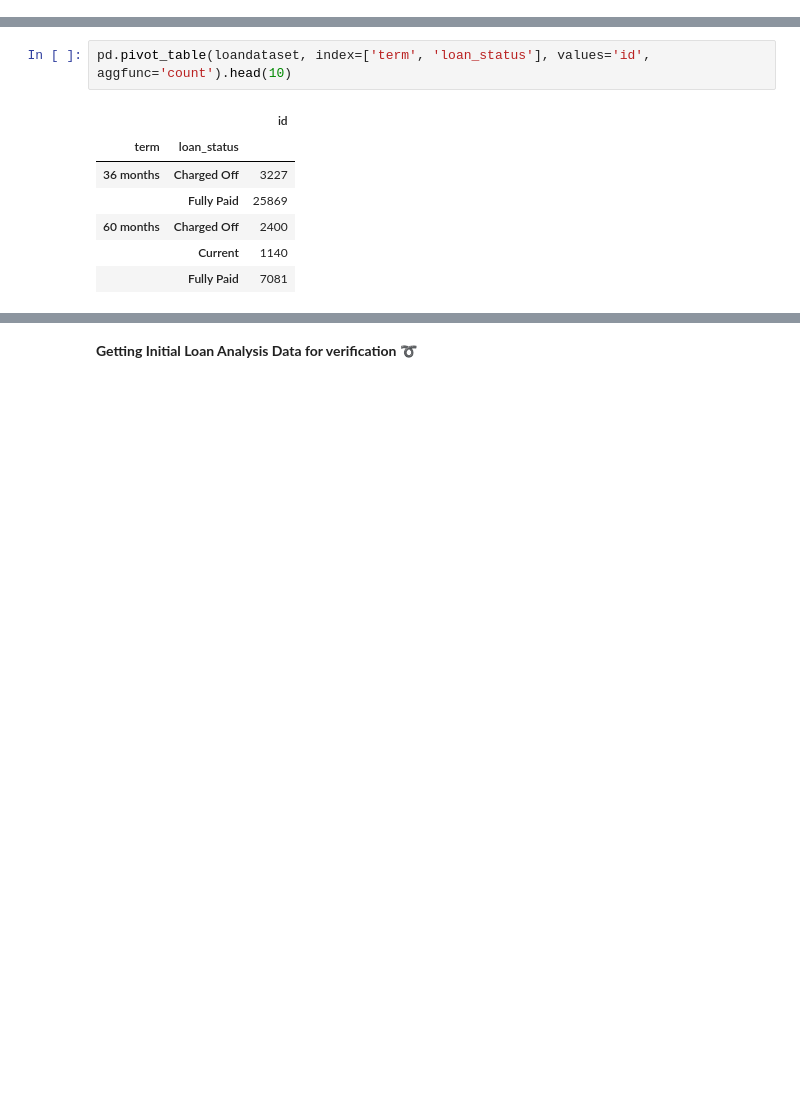
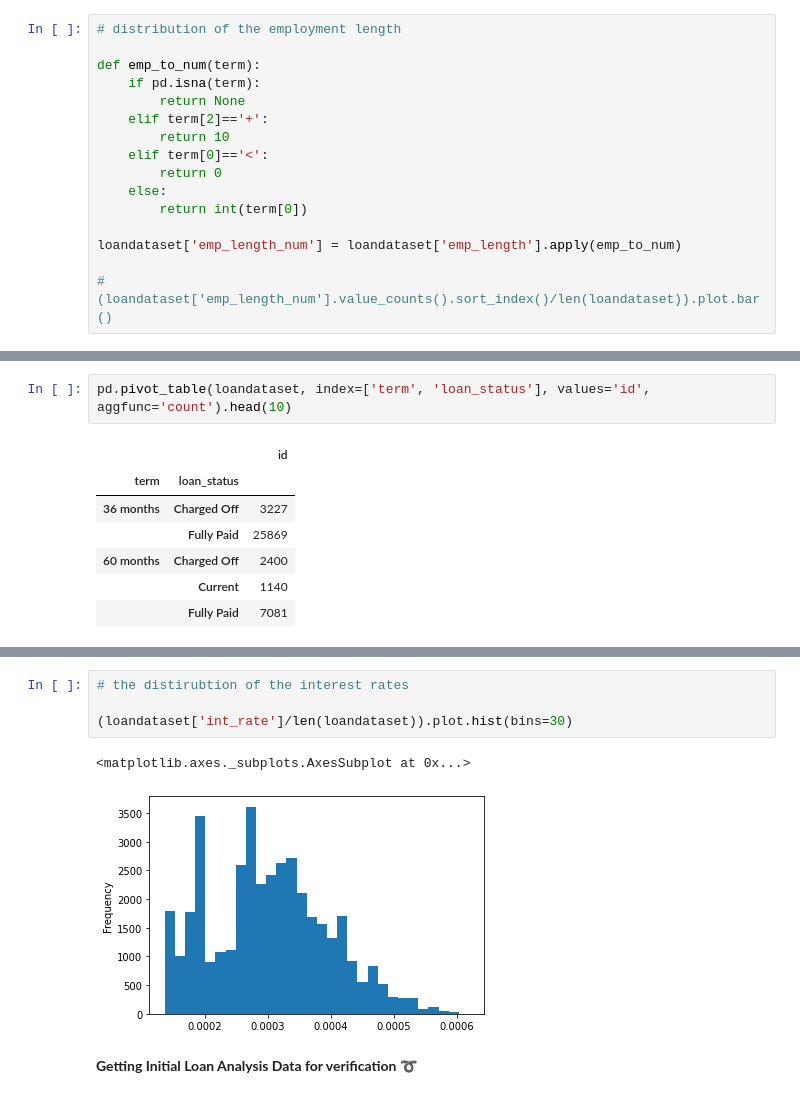
Before and after one commit to samrich76/Lending_Risk_Analysis, a Jupyter notebook: Lending_Risk_Analysis.ipynb, the cells around one changed output, grey strips where cells are left out. Cells and saved outputs as stored; diff of their text form; blank space fills up the shorter version.

```diff
--- a/Lending_Risk_Analysis.ipynb
+++ b/Lending_Risk_Analysis.ipynb
@@ -75,0 +51,16 @@ array([' 36 months', ' 60 months'], dtype=object)
+# %%
+# distribution of the employment length
+
+def emp_to_num(term):
+    if pd.isna(term):
+        return None
+    elif term[2]=='+':
+        return 10
+    elif term[0]=='<':
+        return 0
+    else:
+        return int(term[0])
+
+loandataset['emp_length_num'] = loandataset['emp_length'].apply(emp_to_num)
+
+#(loandataset['emp_length_num'].value_counts().sort_index()/len(loandataset)).plot.bar()
@@ -86,2 +113,9 @@ pd.pivot_table(loandataset, index=['term', 'loan_status'], values='id', aggfunc=
+# %%
+# the distirubtion of the interest rates
+
+(loandataset['int_rate']/len(loandataset)).plot.hist(bins=30)
+# %% [output]
+<matplotlib.axes._subplots.AxesSubplot at 0x...>
+[figure, added]
 # %% [markdown]
 **Getting Initial Loan Analysis  Data for verification ➰**
```
Also changed, not shown: parts of 26 cells of this notebook.
